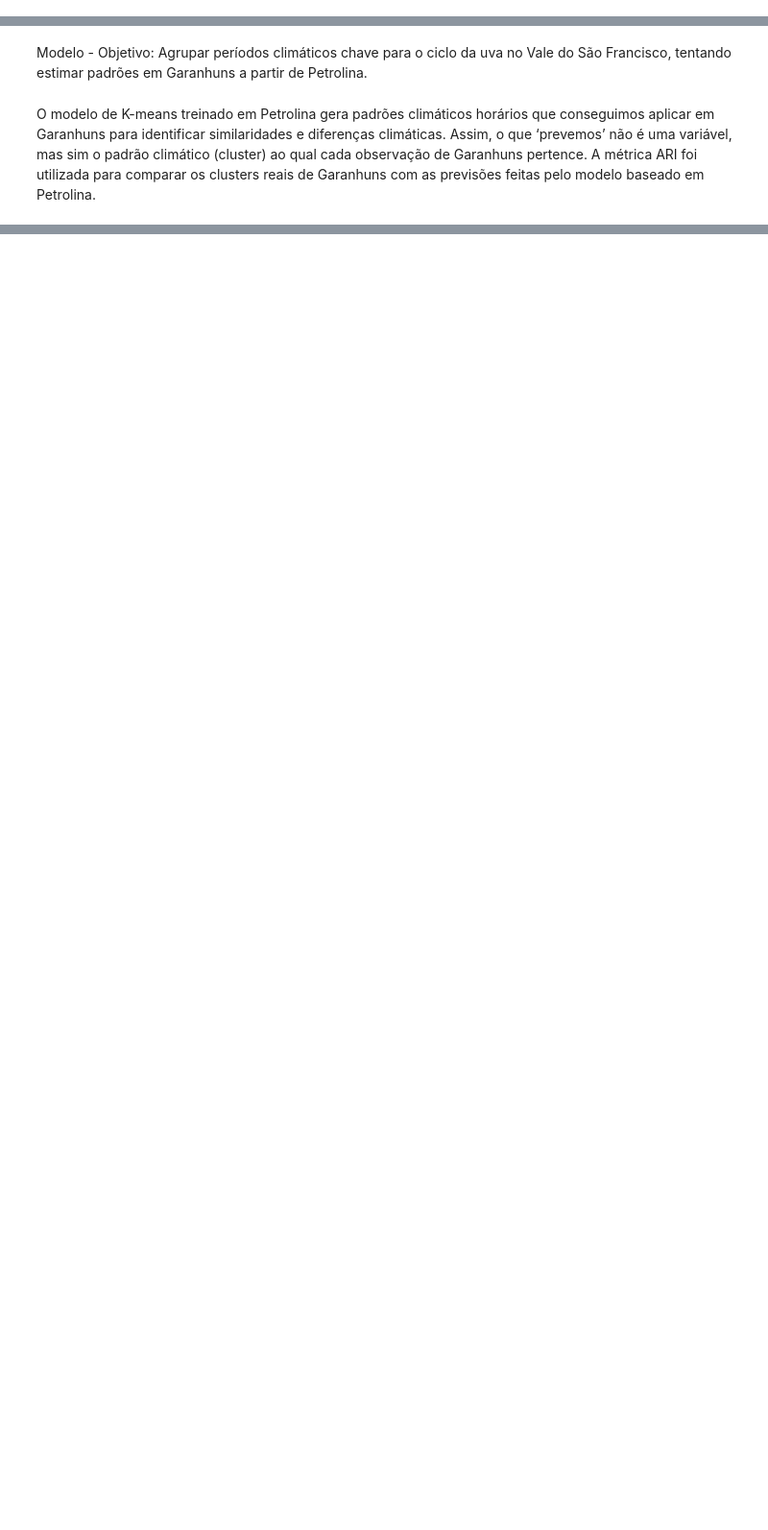
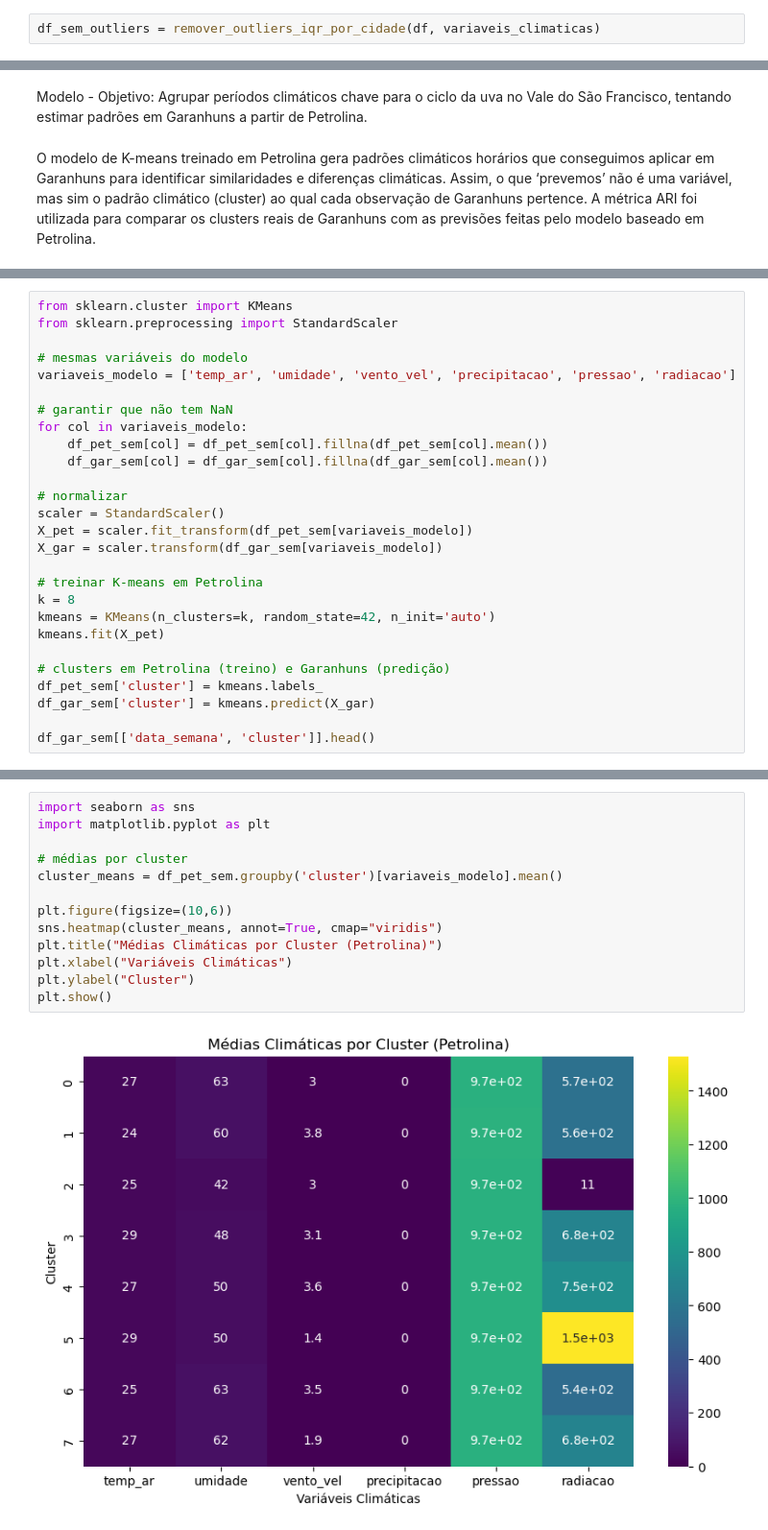
Before and after one commit to aguiarth/AVD-projeto, a Jupyter notebook: notebooks/02_modelagem.ipynb, the cells around one changed output, grey strips where cells are left out. Shown: that part at 96% size. Cells and saved outputs as stored; diff of their text form; blank space fills up the shorter version.

```diff
--- a/notebooks/02_modelagem.ipynb
+++ b/notebooks/02_modelagem.ipynb
@@ -129,0 +127,2 @@ print(f"   ➤ Registros após remoção: {len(df_sem_outliers):,} ({len(df_sem_
+# %%
+df_sem_outliers = remover_outliers_iqr_por_cidade(df, variaveis_climaticas)
@@ -133,0 +263,27 @@ O modelo de K-means treinado em Petrolina gera padrões climáticos horários qu
+# %%
+from sklearn.cluster import KMeans
+from sklearn.preprocessing import StandardScaler
+
+# mesmas variáveis do modelo
+variaveis_modelo = ['temp_ar', 'umidade', 'vento_vel', 'precipitacao', 'pressao', 'radiacao']
+
+# garantir que não tem NaN
+for col in variaveis_modelo:
+    df_pet_sem[col] = df_pet_sem[col].fillna(df_pet_sem[col].mean())
+    df_gar_sem[col] = df_gar_sem[col].fillna(df_gar_sem[col].mean())
+
+# normalizar
+scaler = StandardScaler()
+X_pet = scaler.fit_transform(df_pet_sem[variaveis_modelo])
+X_gar = scaler.transform(df_gar_sem[variaveis_modelo])
+
+# treinar K-means em Petrolina
+k = 8
+kmeans = KMeans(n_clusters=k, random_state=42, n_init='auto')
+kmeans.fit(X_pet)
+
+# clusters em Petrolina (treino) e Garanhuns (predição)
+df_pet_sem['cluster'] = kmeans.labels_
+df_gar_sem['cluster'] = kmeans.predict(X_gar)
+
+df_gar_sem[['data_semana', 'cluster']].head()
@@ -133,0 +365,15 @@ O modelo de K-means treinado em Petrolina gera padrões climáticos horários qu
+# %%
+import seaborn as sns
+import matplotlib.pyplot as plt
+
+# médias por cluster
+cluster_means = df_pet_sem.groupby('cluster')[variaveis_modelo].mean()
+
+plt.figure(figsize=(10,6))
+sns.heatmap(cluster_means, annot=True, cmap="viridis")
+plt.title("Médias Climáticas por Cluster (Petrolina)")
+plt.xlabel("Variáveis Climáticas")
+plt.ylabel("Cluster")
+plt.show()
+# %% [output]
+[figure, added]
```
Also changed, not shown: parts of 38 cells of this notebook.
